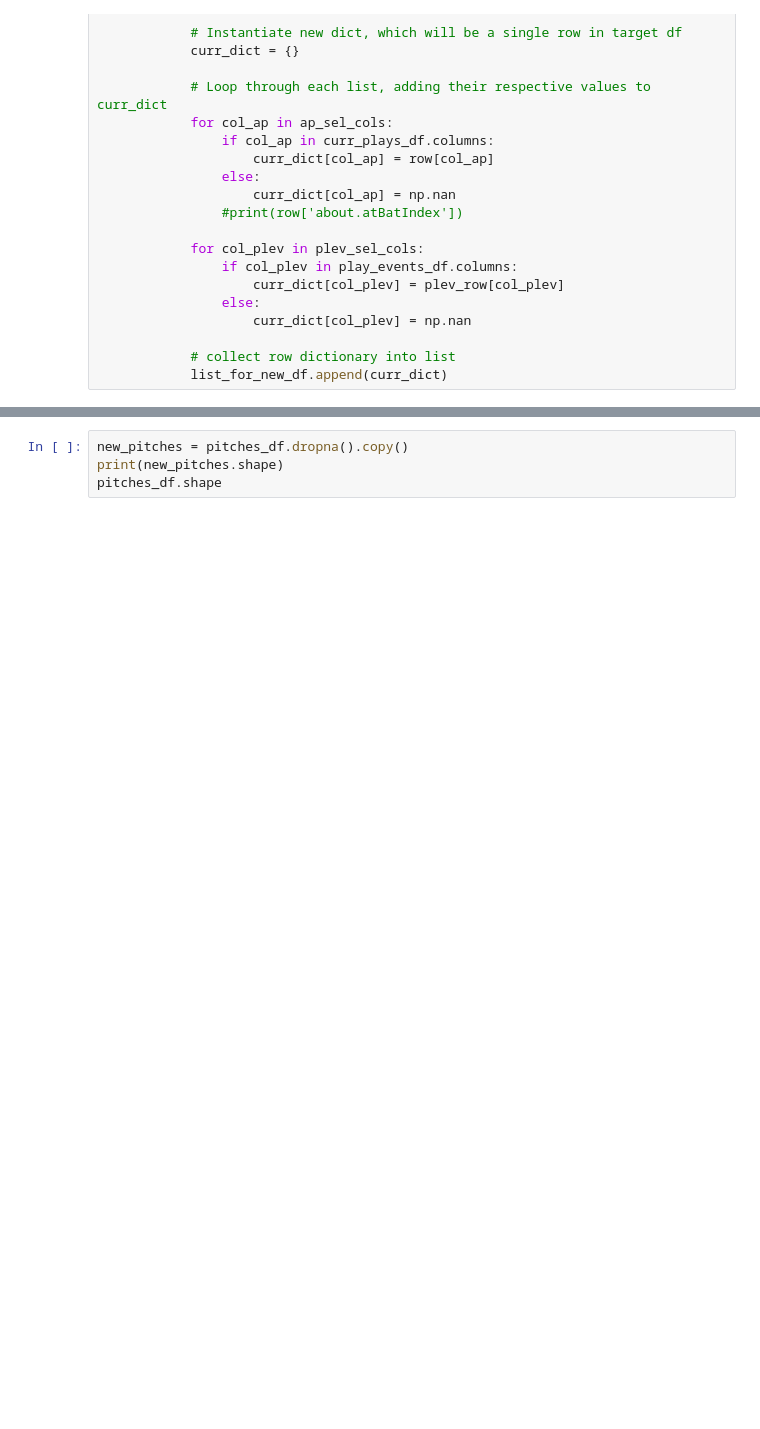
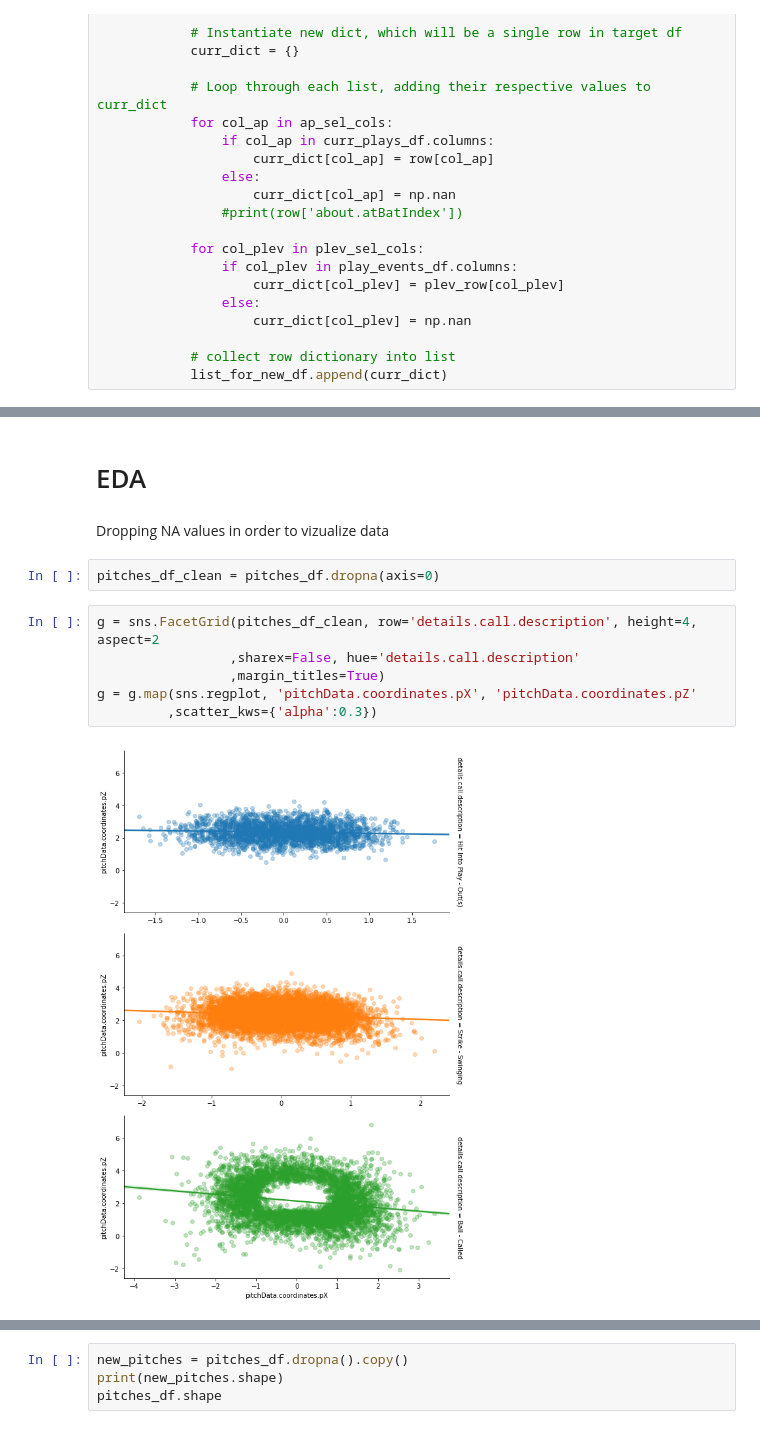
Before and after one commit to MangrobanGit/pitch_ds_baseball_analytics, a Jupyter notebook: get_pitch_data.ipynb, the cells around one changed output, grey strips where cells are left out. Cells and saved outputs as stored; diff of their text form; blank space fills up the shorter version.

Commit message:
Create Pipeline, add markdown, add visualizations

```diff
--- a/get_pitch_data.ipynb
+++ b/get_pitch_data.ipynb
@@ -123,0 +143,14 @@ pitches_df.shape
+# %% [markdown]
+# EDA
+# %% [markdown]
+Dropping NA values in order to vizualize data
+# %%
+pitches_df_clean = pitches_df.dropna(axis=0)
+# %%
+g = sns.FacetGrid(pitches_df_clean, row='details.call.description', height=4, aspect=2
+                 ,sharex=False, hue='details.call.description'
+                 ,margin_titles=True)
+g = g.map(sns.regplot, 'pitchData.coordinates.pX', 'pitchData.coordinates.pZ'
+         ,scatter_kws={'alpha':0.3})
+# %% [output]
+[figure, added]
```
Also changed, not shown: parts of 60 cells of this notebook, 1 other file.
